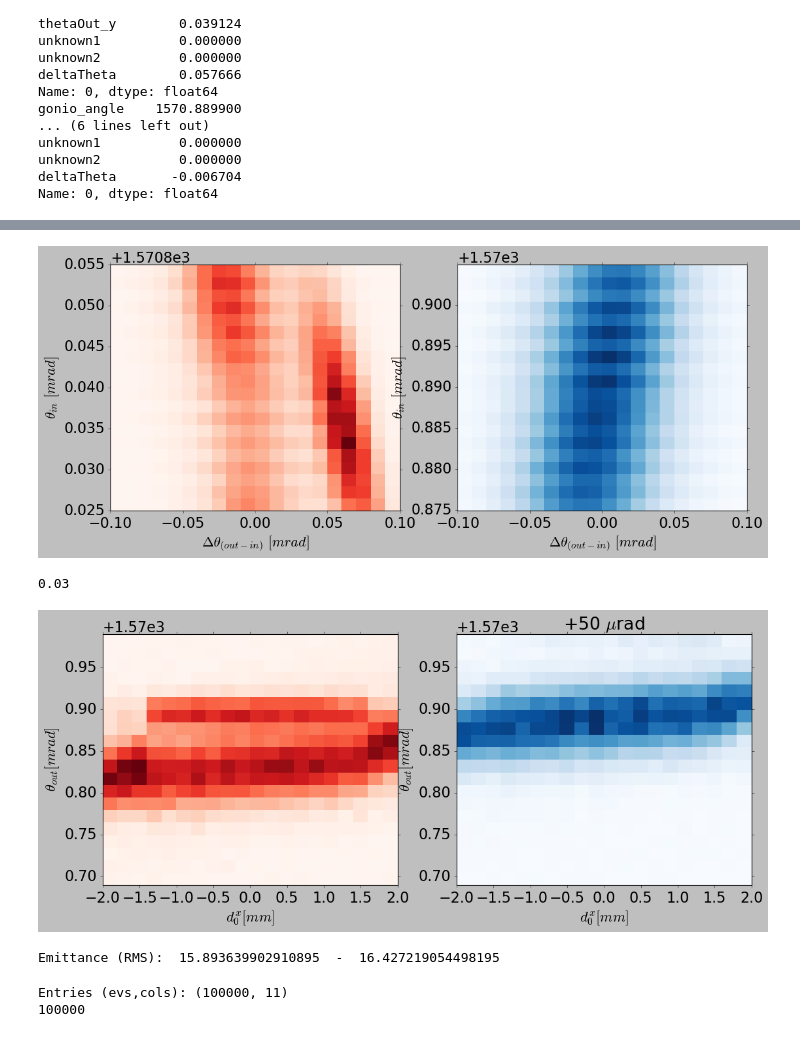
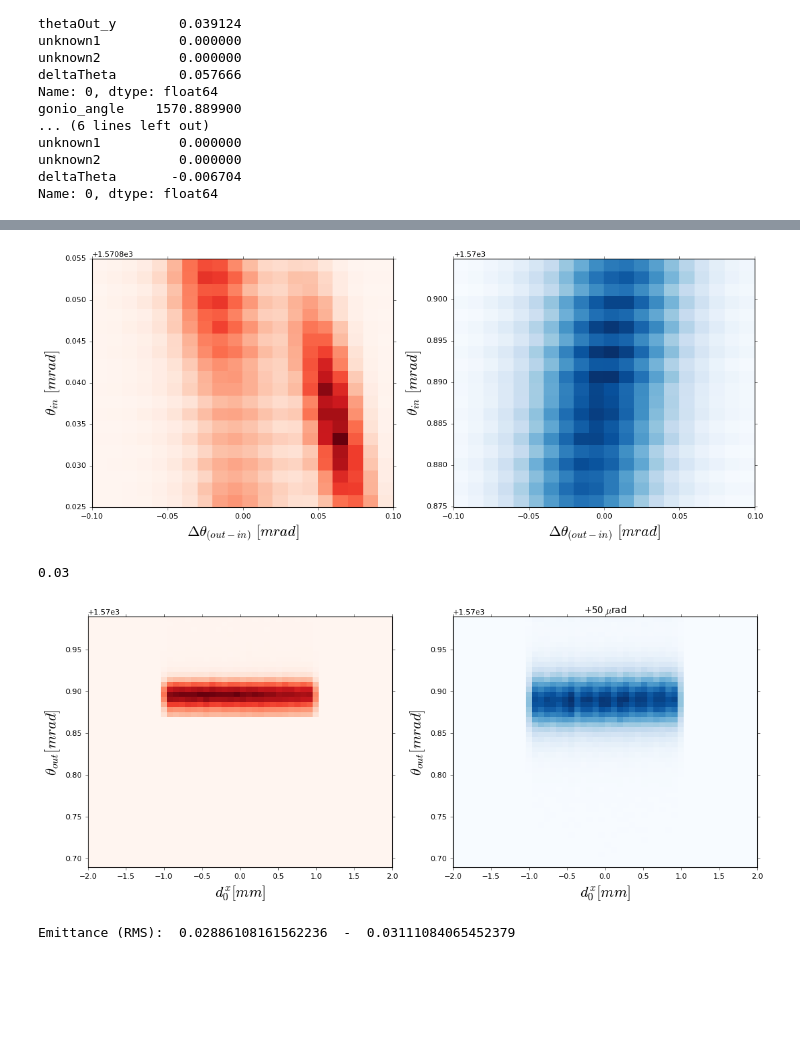
Before and after one commit to collamaf/UA9_22, a Jupyter notebook: analysis/DataAnalysis.ipynb, the cells around one changed output, grey strips where cells are left out. Saved outputs shown, nothing was run; the diff lists cells and outputs as text; code cells hidden in the pictures; blank space fills up the shorter version.

```diff
--- a/analysis/DataAnalysis.ipynb
+++ b/analysis/DataAnalysis.ipynb
@@ -255,5 +255,5 @@ plt.show()
 # %%
-applyCut = False
+applyCut = True
 applyWeight = False
 max_d0x = 1.
 max_d0y = 2.
@@ -401,41 +407,38 @@ plot2D(axes[1],datasetSimu["deltaTheta"],datasetSimu["thetaIn_x"]+datasetSimu["g
 
 plt.show()
 # %% [output]
-[figure, old version]
+[figure, new version]
 # %%
 #mimic the presence of the septum
 septumAng = 0.03
 print(septumAng)
 #print(dataset["thetaOut_x"])
-#dataset = dataset[(dataset.thetaOut_x)>septumAng]
+dataset = dataset[(dataset.thetaOut_x)>septumAng]
 #print(dataset)
 # %% [output]
 0.03
 # %%
 fig, axes = plt.subplots(nrows=1, ncols=2,figsize=(8*2, 6),dpi=80)
 plot2D(axes[0],dataset["d0_x"],dataset["thetaOut_x"]+dataset["gonio_angle"],
-       r"$d_{0}^{x} [mm]$",r"$\theta_{out} [mrad]$",(20,20),
+       r"$d_{0}^{x} [mm]$",r"$\theta_{out} [mrad]$",(50,50),
        [[-2.,2.], [-0.15+gonio_zero,0.15+gonio_zero]],"Reds")
 plt.title(inFileLabel,fontsize=20)
 
 plot2D(axes[1],datasetSimu["d0_x"],datasetSimu["thetaOut_x"]+datasetSimu["gonio_angle"],
-       r"$d_{0}^{x} [mm]$",r"$\theta_{out} [mrad]$",(20,20),
+       r"$d_{0}^{x} [mm]$",r"$\theta_{out} [mrad]$",(50,50),
        [[-2.,2.], [-0.15+gonio_zero,0.15+gonio_zero]],"Blues")
 
 plt.title(inSimFileLabel)
 
 plt.show()
 
 print("Emittance (RMS): ",emittanceRMS(dataset["d0_x"],dataset["thetaOut_x"]+dataset["gonio_angle"]),
     " - ",emittanceRMS(datasetSimu["d0_x"],datasetSimu["thetaOut_x"]+datasetSimu["gonio_angle"]))
 
 fig.savefig("beams.pdf")
 # %% [output]
-[figure, old version]
+[figure, new version]
-Emittance (RMS):  15.893639902910895  -  16.427219054498195
+Emittance (RMS):  0.02886108161562236  -  0.03111084065452379
 # %%
 print("Entries (evs,cols):",dataset.shape)
 print(len(dataset))
-# %% [output]
-Entries (evs,cols): (100000, 11)
-100000
```
Also changed, not shown: parts of 7 cells of this notebook.
